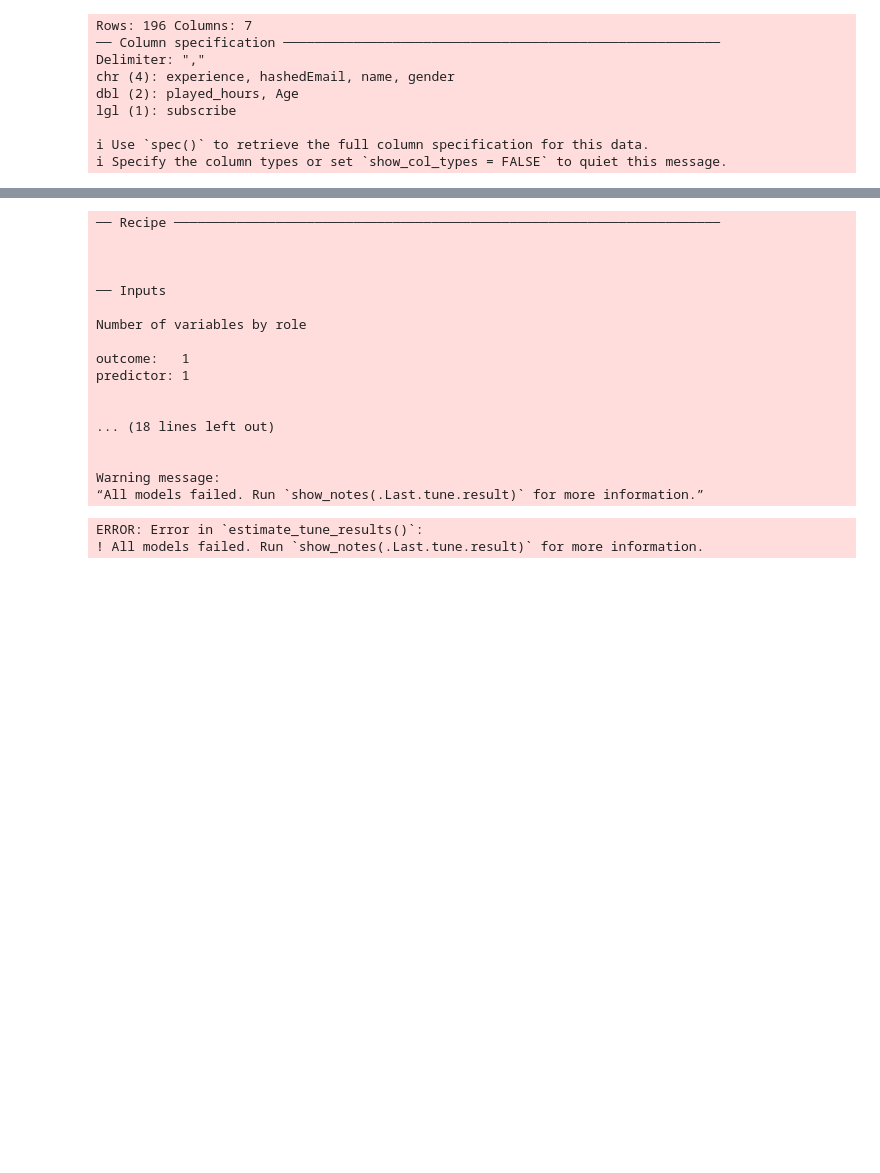
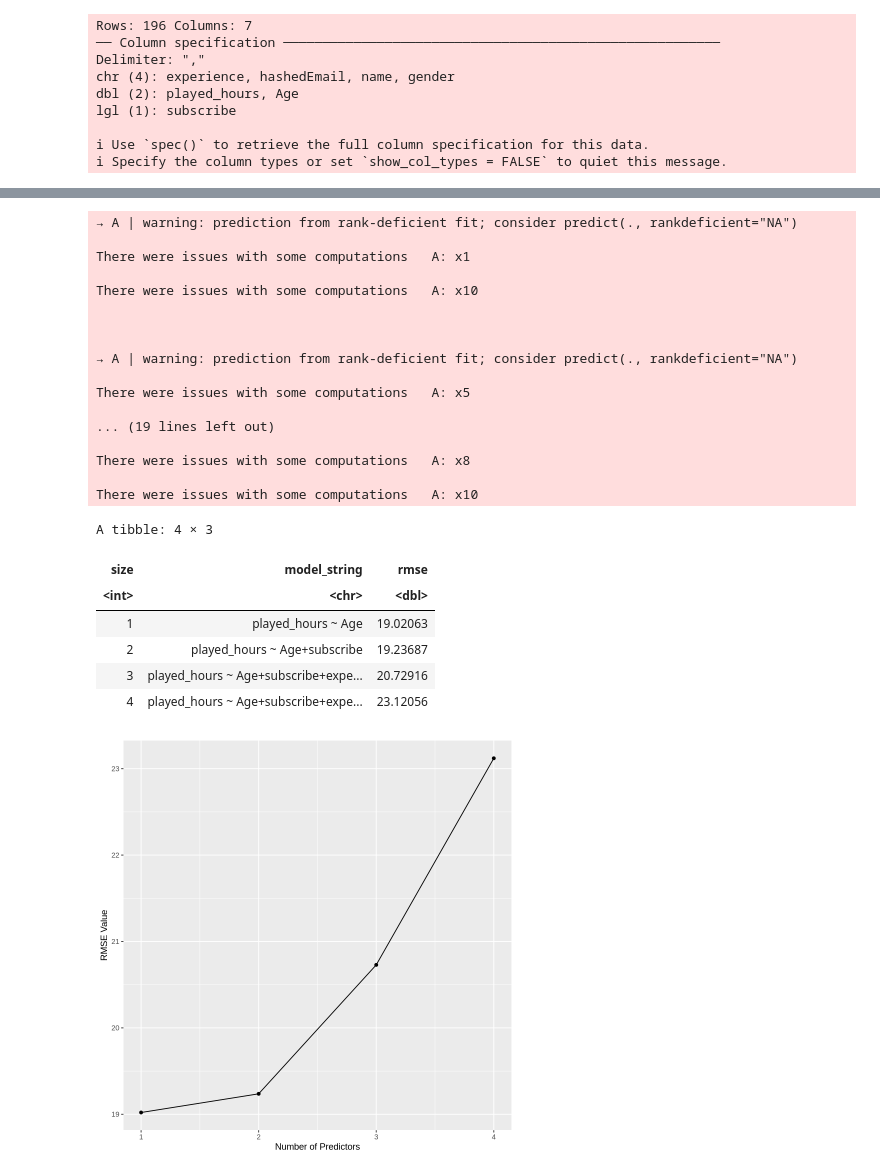
Before and after one commit to wolfgirl43/DSCI-Group-10-Final-Project-, a Jupyter notebook: Test_Code!.ipynb, the cells around one changed output, grey strips where cells are left out. Saved outputs shown, nothing was run; the diff lists cells and outputs as text; code cells hidden in the pictures; blank space fills up the shorter version.

Commit message:
Finished forward selection.
01:15 5/12/2025
Liam Woo
45648557

```diff
--- a/Test_Code!.ipynb
+++ b/Test_Code!.ipynb
@@ -72,8 +21,8 @@ A spec_tbl_df: 208 × 19
 # %%
-#----------------------------------- Making Linear Regression Model -----------------------------------#
+#----------------------------------- Forward Selection -----------------------------------#
 
 # SPLITTING DATA SETS INTO TESTING AND TRAINING SETS:
-players_split <- players_csv_combined |>
+players_split <- players_csv |>
     initial_split(prop = 0.75, strata = played_hours)
 players_training <- training(players_split)
 players_testing <- testing(players_split)
@@ -81,18 +30,7 @@ players_testing <- testing(players_split)
 # FINDING BEST PREDICTOR COMBINATION VIA FOWARD SELECTION:
 
 # create tbl containing all the predictors
-possible_predictors <- colnames(players_csv_combined |> select(Age, gender, experience
-                                                               #experience_Beginner,
-                                                               #experience_Pro,
-                                                               #experience_Regular,
-                                                               #experience_Veteran,
-                                                               #gender_Female,
-                                                               #gender_Two.Spirited,
-                                                               #gender_Male,
-                                                               #gender_Non.binary,
-                                                               #gender_Other,
-                                                               #gender_Prefer.not.to.say
-                                                              ))
+possible_predictors <- colnames(players_training |> select(Age, gender, experience, subscribe))
 
 # Finding most meaningful predictors
 
@@ -106,8 +44,8 @@ players_spec <- linear_reg() |>
     set_engine('lm') |>
     set_mode("regression")
 
-# create a 5-fold cross-validation object
-players_vfold <- vfold_cv(players_training, v = 5)
+# create a 10-fold cross-validation object
+players_vfold <- vfold_cv(players_training, v = 10)
 
 # store the total number of predictors
 n_total <- length(possible_predictors)
@@ -129,61 +67,66 @@ model_string <- paste('played_hours', "~", paste(preds_new, collapse="+"))
 
 # create a recipe from the model string
 players_recipe <- recipe(as.formula(model_string), data = players_training) |>
-    step_dummy(gender, experience
-               #experience_Beginner,
-               #experience_Pro,
-               #experience_Regular,
-               #experience_Veteran,
-               #gender_Female,
-               #gender_Two.Spirited,
-               #gender_Male,
-               #gender_Non.binary,
-               #gender_Other,
-               #gender_Prefer.not.to.say
-              ) |>
-    step_scale(all_predictors()) |>
-    step_center(all_predictors())
+    #step_unknown(all_nominal_predictors()) |>
+    step_novel(all_nominal_predictors()) |>
+    step_dummy(all_nominal(), one_hot = FALSE)
 
 # tune model
 acc <- workflow() |>
     add_recipe(players_recipe) |>
     add_model(players_spec) |>
     fit_resamples(resamples = players_vfold, metrics = metric_set(rmse)) |>
     collect_metrics() |>
     filter(.metric == 'rmse') |>
     summarize(mx = min(mean))
     acc <- acc$mx |> unlist()
 
         # add this result to the dataframe
         accs[[j]] <- acc
         models[[j]] <- model_string
     }
     jstar <- which.min(unlist(accs))
     accuracies <- accuracies |>
       add_row(size = i,
               model_string = models[[jstar]],
               rmse = accs[[jstar]])
     selected <- c(selected, possible_predictors[[jstar]])
     possible_predictors <- possible_predictors[-jstar]
 }
 accuracies
+
+predictors_plot <- accuracies |>
+    ggplot(aes(x = size,
+               y = rmse)) +
+    geom_point() +
+    geom_line() +
+    labs(x = 'Number of Predictors',
+         y = 'RMSE Value')
+
+predictors_plot
 # %% [output]
-── Recipe ──────────────────────────────────────────────────────────────────────
+→ A | warning: prediction from rank-deficient fit; consider predict(., rankdeficient="NA")
+
+There were issues with some computations   A: x1
+
+There were issues with some computations   A: x10
 
 
 
-── Inputs
+→ A | warning: prediction from rank-deficient fit; consider predict(., rankdeficient="NA")
 
-Number of variables by role
+There were issues with some computations   A: x5
 
-outcome:   1
-predictor: 1
+... (19 lines left out)
 
+There were issues with some computations   A: x8
 
-... (18 lines left out)
-
-
-Warning message:
-“All models failed. Run `show_notes(.Last.tune.result)` for more information.”
+There were issues with some computations   A: x10
-ERROR: Error in `estimate_tune_results()`:
-! All models failed. Run `show_notes(.Last.tune.result)` for more information.
+A tibble: 4 × 3
+| size | model_string | rmse |
+| <int> | <chr> | <dbl> |
+| 1 | played_hours ~ Age | 19.02063 |
+| 2 | played_hours ~ Age+subscribe | 19.23687 |
+| 3 | played_hours ~ Age+subscribe+expe... | 20.72916 |
+| 4 | played_hours ~ Age+subscribe+expe... | 23.12056 |
+[figure, added]
```
Also changed, not shown: parts of 4 cells of this notebook.
